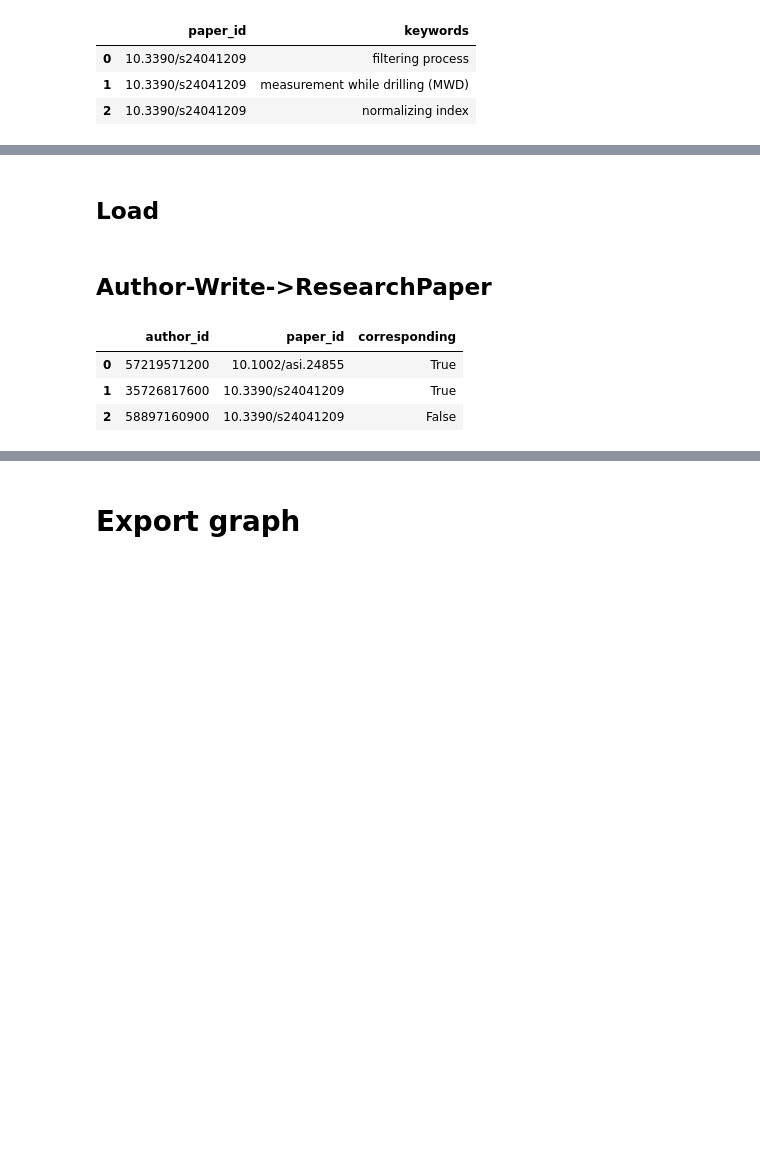
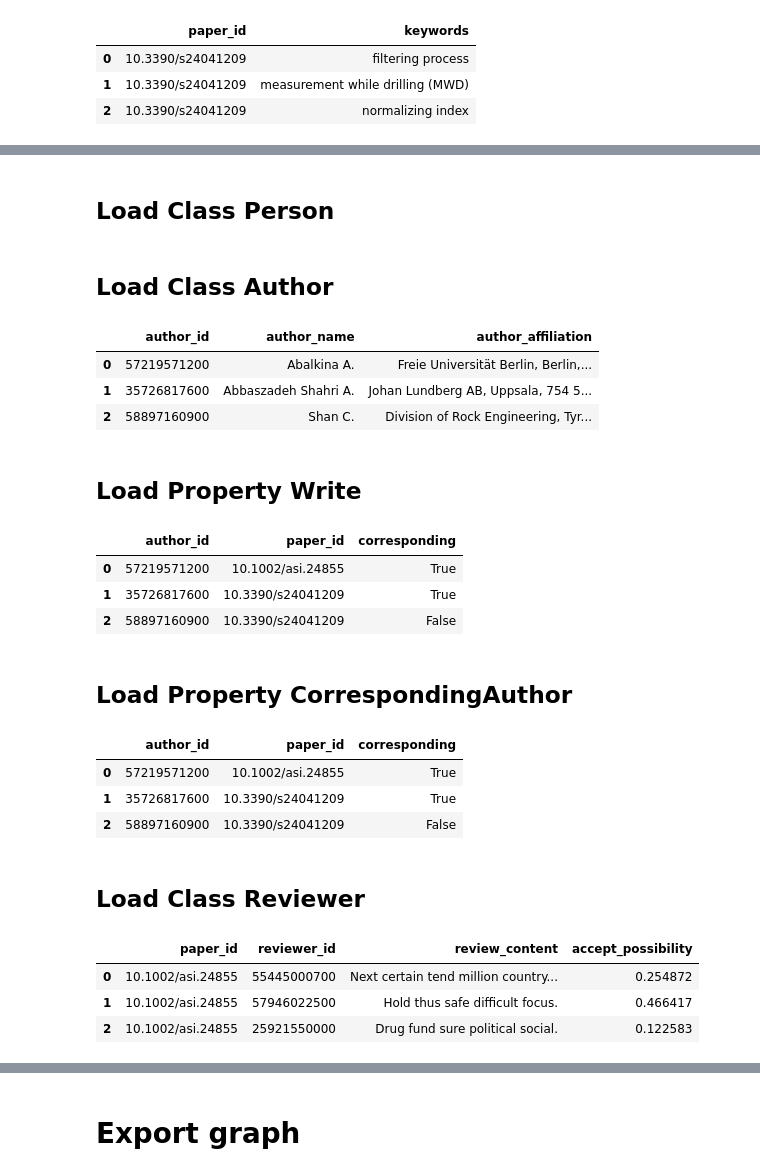
Before and after one commit to Ziyong-Zhang/SDM_lab2, a Jupyter notebook: scripts/SDM_Lab2_Abox.ipynb, the cells around one changed output, grey strips where cells are left out. Saved outputs shown, nothing was run; the diff lists cells and outputs as text; code cells hidden in the pictures; blank space fills up the shorter version.

Commit message:
Load till Class of Journal

```diff
--- a/scripts/SDM_Lab2_Abox.ipynb
+++ b/scripts/SDM_Lab2_Abox.ipynb
@@ -183,0 +259,2 @@ dataframes['paper_has_keywords'].head(3)
+# %% [markdown]
+## Load Class Person
@@ -184 +263,10 @@ dataframes['paper_has_keywords'].head(3)
+# %% [markdown]
+## Load Class Author
+# %%
+dataframes['authors'].head(3)
+# %% [output]
+|  | author_id | author_name | author_affiliation |
+| 0 | 57219571200 | Abalkina A. | Freie Universität Berlin, Berlin,... |
+| 1 | 35726817600 | Abbaszadeh Shahri A. | Johan Lundberg AB, Uppsala, 754 5... |
+| 2 | 58897160900 | Shan C. | Division of Rock Engineering, Tyr... |
 # %%
@@ -201,7 +290,5 @@ process_paper(dataframes['paper_has_keywords'])
 # %% [markdown]
-## Load
+## Load Property Write
-# %% [markdown]
-## Author-Write->ResearchPaper
 # %%
 dataframes['author_write'].head(3)
 # %% [output]
@@ -222,0 +318,9 @@ process_authors_papers(dataframes['author_write'])
+# %% [markdown]
+## Load Property CorrespondingAuthor
+# %%
+dataframes['author_write'].head(3)
+# %% [output]
+|  | author_id | paper_id | corresponding |
+| 0 | 57219571200 | 10.1002/asi.24855 | True |
+| 1 | 35726817600 | 10.3390/s24041209 | True |
+| 2 | 58897160900 | 10.3390/s24041209 | False |
@@ -222,0 +347,9 @@ process_authors_papers(dataframes['author_write'])
+# %% [markdown]
+## Load Class Reviewer
+# %%
+dataframes['author_review'].head(3)
+# %% [output]
+|  | paper_id | reviewer_id | review_content | accept_possibility |
+| 0 | 10.1002/asi.24855 | 55445000700 | Next certain tend million country... | 0.254872 |
+| 1 | 10.1002/asi.24855 | 57946022500 | Hold thus safe difficult focus. | 0.466417 |
+| 2 | 10.1002/asi.24855 | 25921550000 | Drug fund sure political social. | 0.122583 |
```
Also changed, not shown: parts of 29 cells of this notebook.
